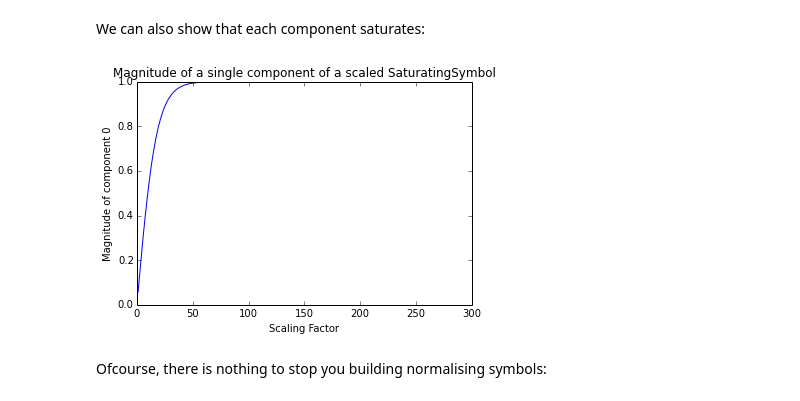
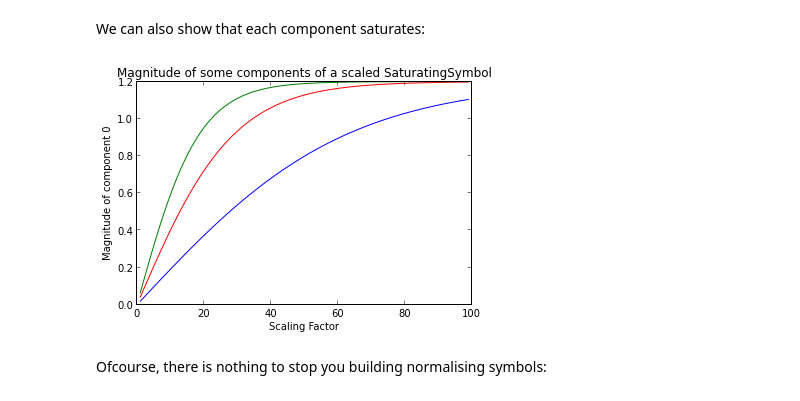
Before and after one commit to mundya/hrr-playground, a Jupyter notebook: Introduction and Usage of the Holographic Library.ipynb, the cells around one changed output. Cells and saved outputs as stored; diff of their text form; code cells hidden in the pictures.

```diff
--- a/Introduction and Usage of the Holographic Library.ipynb
+++ b/Introduction and Usage of the Holographic Library.ipynb
@@ -204,24 +222,22 @@ show()
 # %% [markdown]
 We can also show that each component saturates:
-# %%
-magnitudes = []
-
-for scale in range(1, 300):
-    # Scale the symbol
-    a_ = a.scale( scale )
-
-    # Record the magnitude
-    magnitudes.append( abs( a_.vector()[0] ) )
-
-# Plot the results
-figure()
-title( "Magnitude of a single component of a scaled SaturatingSymbol" )
-xlabel( "Scaling Factor" )
-ylabel( "Magnitude of component 0" )
-plot( range( 1, 300 ), magnitudes )
-show()
-# %% [output]
-[figure, removed]
+# %%
+# Scale the given vector
+magnitudes_0 = map( lambda s : abs( a.scale( s ).vector()[0] ), scales )
+magnitudes_1 = map( lambda s : abs( a.scale( s ).vector()[10] ), scales )
+magnitudes_2 = map( lambda s : abs( a.scale( s ).vector()[100] ), scales )
+
+# Plot the results
+figure()
+title( "Magnitude of some components of a scaled SaturatingSymbol" )
+xlabel( "Scaling Factor" )
+ylabel( "Magnitude of component 0" )
+plot( scales, magnitudes_0, color='r' )
+plot( scales, magnitudes_1, color='b' )
+plot( scales, magnitudes_2, color='g' )
+show()
+# %% [output]
+[figure, added]
 # %% [markdown]
 Ofcourse, there is nothing to stop you building normalising symbols:
 # %%
```
Also changed, not shown: parts of 15 cells of this notebook, 1 other file.
